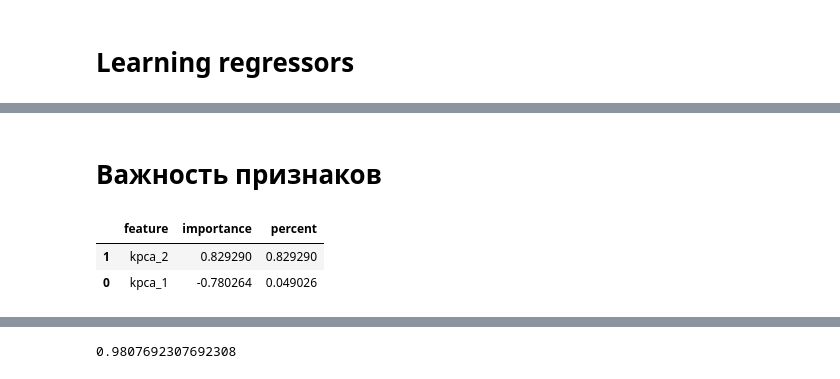
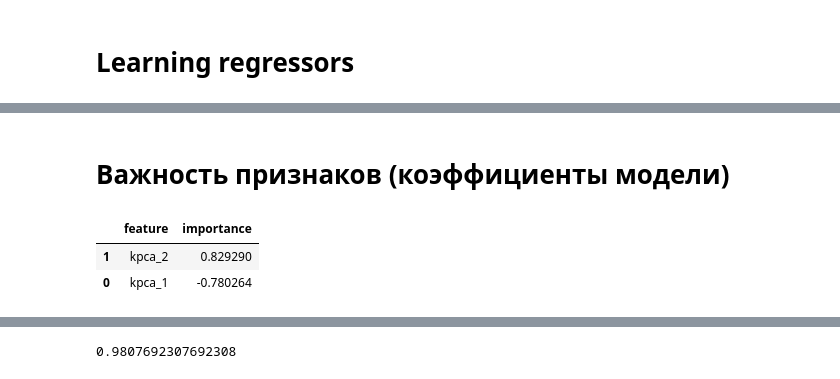
Before and after one commit to urevoleg/ml_weather_analize, a Jupyter notebook: train_regressors.ipynb, the cells around one changed output, grey strips where cells are left out. Saved outputs shown, nothing was run; the diff lists cells and outputs as text; code cells hidden in the pictures.

```diff
--- a/train_regressors.ipynb
+++ b/train_regressors.ipynb
@@ -103,21 +105,20 @@ models_score_reg
 # %%
 best_reg = regressors[names_reg.index(models_score_reg.iloc[0, :].model)]
 # %% [markdown]
-# Важность признаков
+# Важность признаков (коэффициенты модели)
 # %%
 if 'feature_importances_' in dir(best_reg):
     clf_feature_reg = pd.DataFrame({'feature':X_train.columns,
                                  names_reg[regressors.index(best_reg)]:best_reg.feature_importances_})\
                                 .sort_values(by=names_reg[regressors.index(best_reg)], ascending=False)
 elif 'coef_' in dir(best_reg):
     clf_feature_reg = pd.DataFrame({'feature':X_train.columns,
                                  names_reg[regressors.index(best_reg)]:best_reg.coef_})\
                                 .sort_values(by=names_reg[regressors.index(best_reg)], ascending=False)
 
 clf_feature_reg = clf_feature_reg.rename(columns={names_reg[regressors.index(best_reg)]:'importance'})
-clf_feature_reg['percent'] = clf_feature_reg.importance.cumsum().sort_values(ascending=True)
 clf_feature_reg.head(15)
 # %% [output]
-|  | feature | importance | percent |
-| 1 | kpca_2 | 0.829290 | 0.829290 |
-| 0 | kpca_1 | -0.780264 | 0.049026 |
+|  | feature | importance |
+| 1 | kpca_2 | 0.829290 |
+| 0 | kpca_1 | -0.780264 |
```
Also changed, not shown: parts of 14 cells of this notebook, 6 other files.
